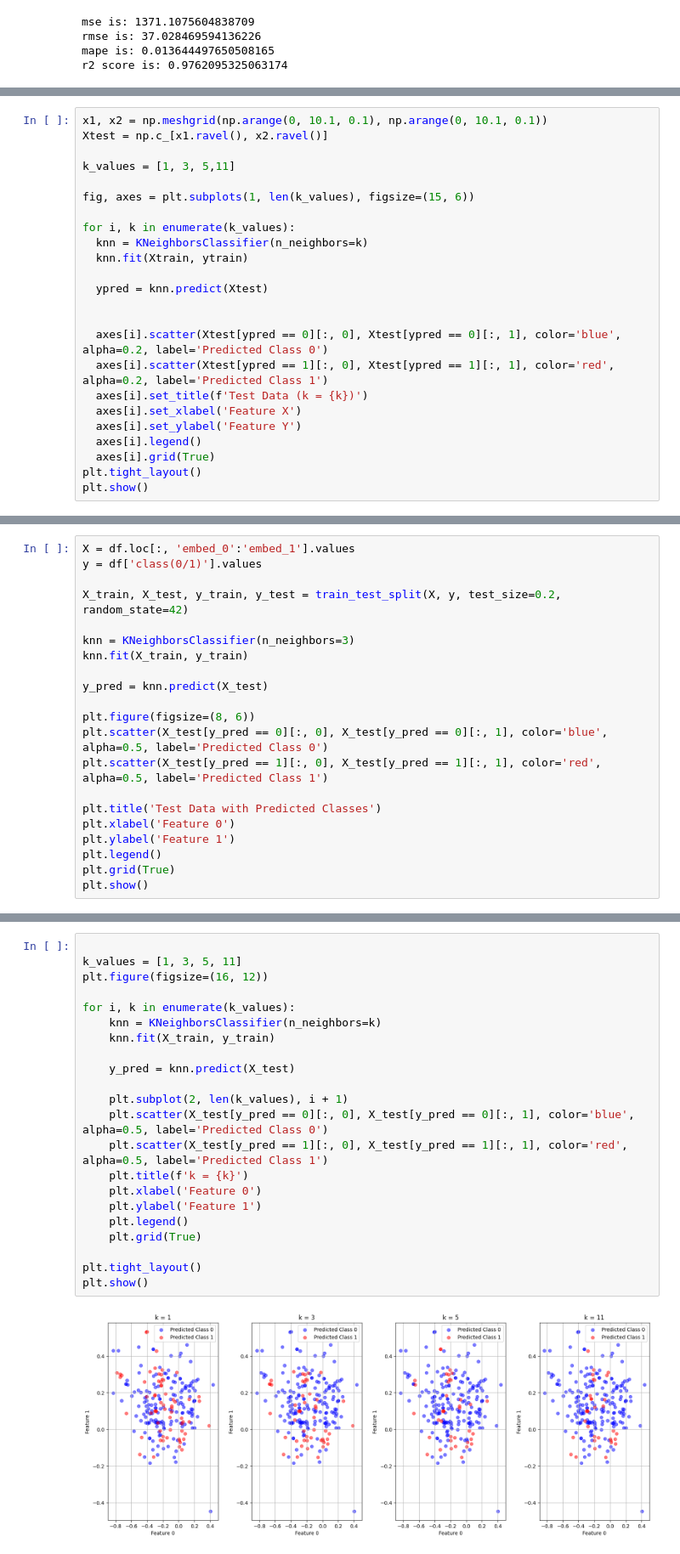
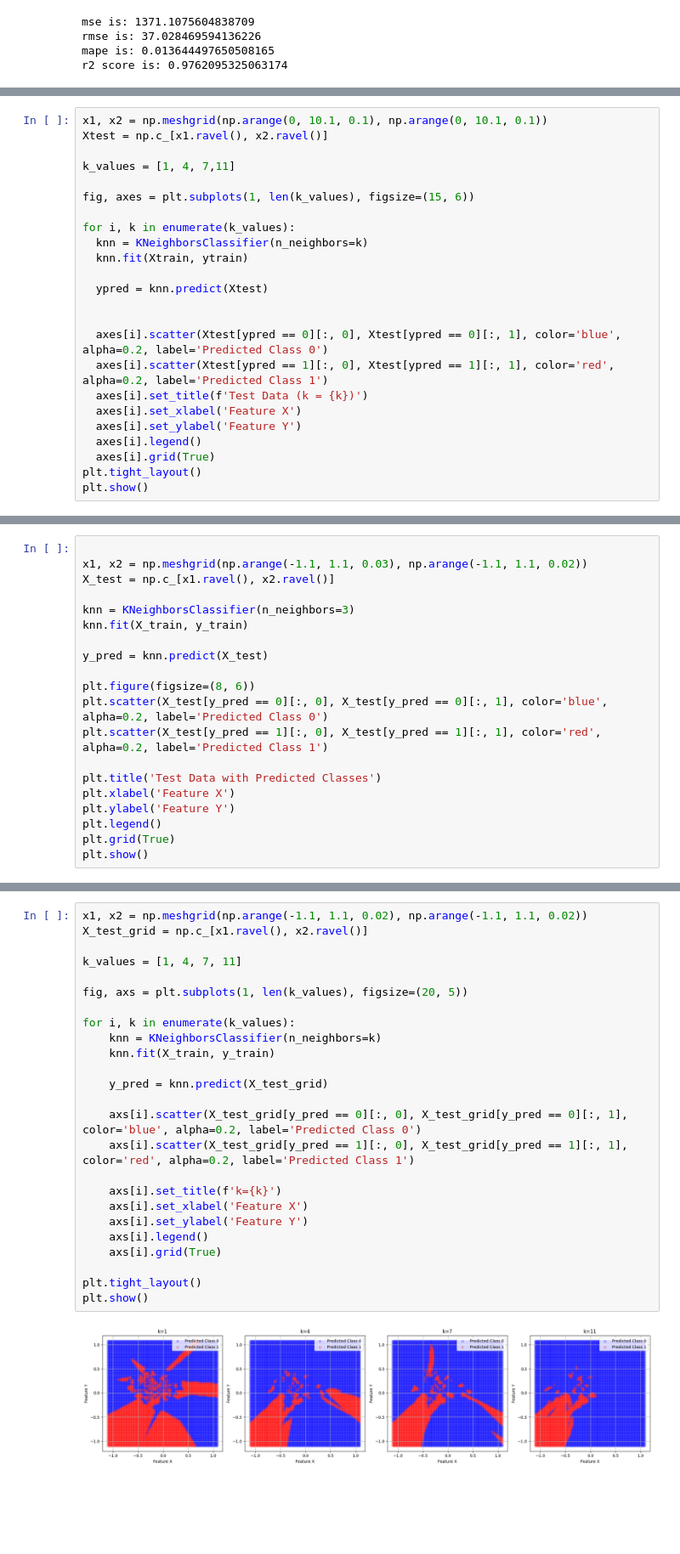
Before and after one commit to sripriyakonjarla/Machine_Learning, a Jupyter notebook: lab_session_4.ipynb, the cells around one changed output, grey strips where cells are left out. Shown: that part at 85% size. Drawn from its saved outputs; the diff is of its cells as text; blank space fills up the shorter version.

```diff
--- a/lab_session_4.ipynb
+++ b/lab_session_4.ipynb
@@ -133,7 +133,7 @@ plt.show()
 x1, x2 = np.meshgrid(np.arange(0, 10.1, 0.1), np.arange(0, 10.1, 0.1))
 Xtest = np.c_[x1.ravel(), x2.ravel()]
 
-k_values = [1, 3, 5,11]
+k_values = [1, 4, 7,11]
 
 fig, axes = plt.subplots(1, len(k_values), figsize=(15, 6))
 
@@ -185,10 +185,9 @@ plt.show()
 # %% [output]
 [figure]
 # %%
-X = df.loc[:, 'embed_0':'embed_1'].values
-y = df['class(0/1)'].values
 
-X_train, X_test, y_train, y_test = train_test_split(X, y, test_size=0.2, random_state=42)
+x1, x2 = np.meshgrid(np.arange(-1.1, 1.1, 0.03), np.arange(-1.1, 1.1, 0.02))
+X_test = np.c_[x1.ravel(), x2.ravel()]
 
 knn = KNeighborsClassifier(n_neighbors=3)
 knn.fit(X_train, y_train)
@@ -196,12 +195,12 @@ knn.fit(X_train, y_train)
 y_pred = knn.predict(X_test)
 
 plt.figure(figsize=(8, 6))
-plt.scatter(X_test[y_pred == 0][:, 0], X_test[y_pred == 0][:, 1], color='blue', alpha=0.5, label='Predicted Class 0')
-plt.scatter(X_test[y_pred == 1][:, 0], X_test[y_pred == 1][:, 1], color='red', alpha=0.5, label='Predicted Class 1')
+plt.scatter(X_test[y_pred == 0][:, 0], X_test[y_pred == 0][:, 1], color='blue', alpha=0.2, label='Predicted Class 0')
+plt.scatter(X_test[y_pred == 1][:, 0], X_test[y_pred == 1][:, 1], color='red', alpha=0.2, label='Predicted Class 1')
 
 plt.title('Test Data with Predicted Classes')
-plt.xlabel('Feature 0')
-plt.ylabel('Feature 1')
+plt.xlabel('Feature X')
+plt.ylabel('Feature Y')
 plt.legend()
 plt.grid(True)
 plt.show()
@@ -210,27 +209,30 @@ plt.show()
 # %%
+x1, x2 = np.meshgrid(np.arange(-1.1, 1.1, 0.02), np.arange(-1.1, 1.1, 0.02))
+X_test_grid = np.c_[x1.ravel(), x2.ravel()]
 
-k_values = [1, 3, 5, 11]
-plt.figure(figsize=(16, 12))
+k_values = [1, 4, 7, 11]
+
+fig, axs = plt.subplots(1, len(k_values), figsize=(20, 5))
 
 for i, k in enumerate(k_values):
     knn = KNeighborsClassifier(n_neighbors=k)
     knn.fit(X_train, y_train)
 
-    y_pred = knn.predict(X_test)
+    y_pred = knn.predict(X_test_grid)
 
-    plt.subplot(2, len(k_values), i + 1)
-    plt.scatter(X_test[y_pred == 0][:, 0], X_test[y_pred == 0][:, 1], color='blue', alpha=0.5, label='Predicted Class 0')
-    plt.scatter(X_test[y_pred == 1][:, 0], X_test[y_pred == 1][:, 1], color='red', alpha=0.5, label='Predicted Class 1')
-    plt.title(f'k = {k}')
-    plt.xlabel('Feature 0')
-    plt.ylabel('Feature 1')
-    plt.legend()
-    plt.grid(True)
+    axs[i].scatter(X_test_grid[y_pred == 0][:, 0], X_test_grid[y_pred == 0][:, 1], color='blue', alpha=0.2, label='Predicted Class 0')
+    axs[i].scatter(X_test_grid[y_pred == 1][:, 0], X_test_grid[y_pred == 1][:, 1], color='red', alpha=0.2, label='Predicted Class 1')
+
+    axs[i].set_title(f'k={k}')
+    axs[i].set_xlabel('Feature X')
+    axs[i].set_ylabel('Feature Y')
+    axs[i].legend()
+    axs[i].grid(True)
 
 plt.tight_layout()
 plt.show()
 # %% [output]
-[figure, old version]
+[figure, new version]
 # %%
 from sklearn.model_selection import RandomizedSearchCV, train_test_split
 from sklearn.neighbors import KNeighborsClassifier
```
Also changed, not shown: parts of 2 cells of this notebook.
